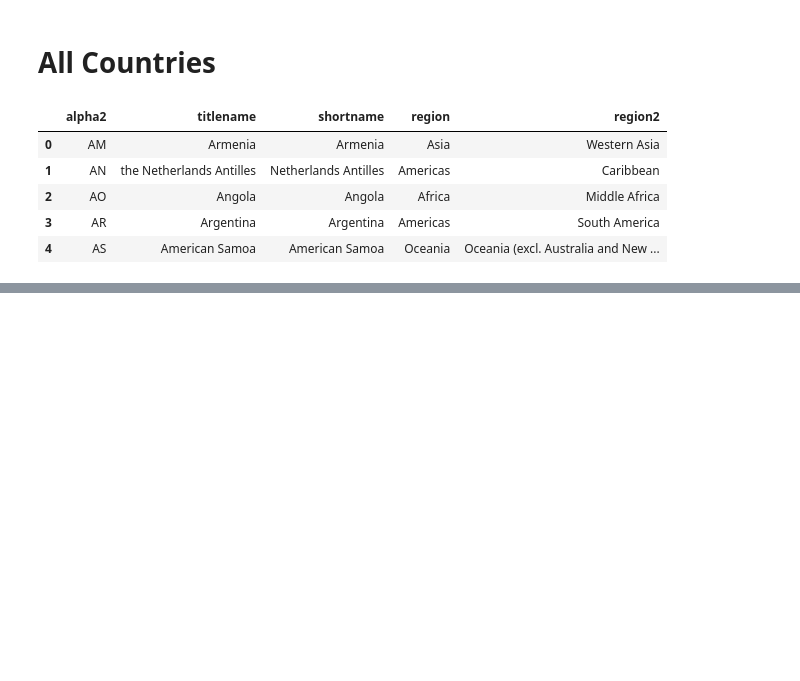
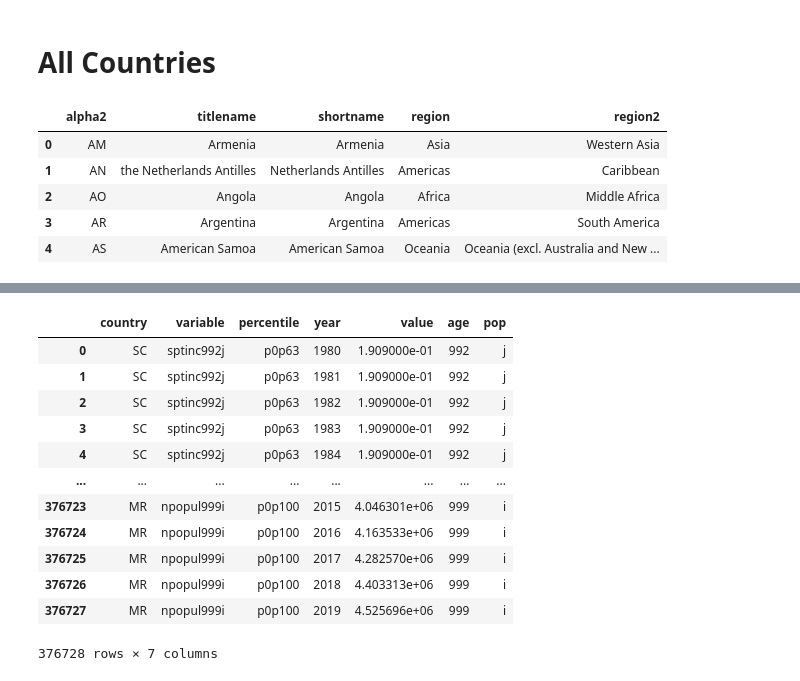
Before and after one commit to data301-2021-winter1/group35-project, a Jupyter notebook: notebooks/analysis1.ipynb, the cells around one changed output, grey strips where cells are left out. Drawn from its saved outputs; the diff is of its cells as text; code cells hidden in the pictures; blank space fills up the shorter version.

```diff
--- a/notebooks/analysis1.ipynb
+++ b/notebooks/analysis1.ipynb
@@ -236,0 +201,12 @@ Af_CC
+# %%
+## Combining all the countries to one df
+WID_SC = pd.read_csv("../data/raw/WID_data_SC.csv", sep = ";")
+AllC = pd.DataFrame(columns = WID_SC.columns)
+AllList = []
+for cc in Af_CC['alpha2']:
+    AllList.append(pd.read_csv(f"../data/raw/WID_data_{cc}.csv", sep = ';'))
+AllC = pd.concat(AllList)
+AllC.head()
+
+
+#AllC.head()
@@ -236,0 +220,28 @@ Af_CC
+# %%
+# Getting Key Variables
+KeyIWD = {
+    'sptinc992j' : 'Share Nat. Income',
+    'anninc992i' : 'Nat. Income',
+    'agdpro992i': 'GDP',
+    'anweal992i' : 'Nat. Wealth',
+    'wwealn999i': 'Nat. Wealth to Income',
+    'rptinc992j': 't10/b50 ratio',
+    'npopul999i' : 'Population'}
+AllIW = pd.DataFrame(columns = AllC.columns)
+for c in KeyIWD:
+    AllIW = AllIW.append(AllC.loc[AllC["variable"] == c], ignore_index=True)
+AllIW
+# %% [output]
+|  | country | variable | percentile | year | value | age | pop |
+| 0 | SC | sptinc992j | p0p63 | 1980 | 1.909000e-01 | 992 | j |
+| 1 | SC | sptinc992j | p0p63 | 1981 | 1.909000e-01 | 992 | j |
+| 2 | SC | sptinc992j | p0p63 | 1982 | 1.909000e-01 | 992 | j |
+| 3 | SC | sptinc992j | p0p63 | 1983 | 1.909000e-01 | 992 | j |
+| 4 | SC | sptinc992j | p0p63 | 1984 | 1.909000e-01 | 992 | j |
+| ... | ... | ... | ... | ... | ... | ... | ... |
+| 376723 | MR | npopul999i | p0p100 | 2015 | 4.046301e+06 | 999 | i |
+| 376724 | MR | npopul999i | p0p100 | 2016 | 4.163533e+06 | 999 | i |
+| 376725 | MR | npopul999i | p0p100 | 2017 | 4.282570e+06 | 999 | i |
+| 376726 | MR | npopul999i | p0p100 | 2018 | 4.403313e+06 | 999 | i |
+| 376727 | MR | npopul999i | p0p100 | 2019 | 4.525696e+06 | 999 | i |
+376728 rows × 7 columns
```
Also changed, not shown: parts of 15 cells of this notebook.
